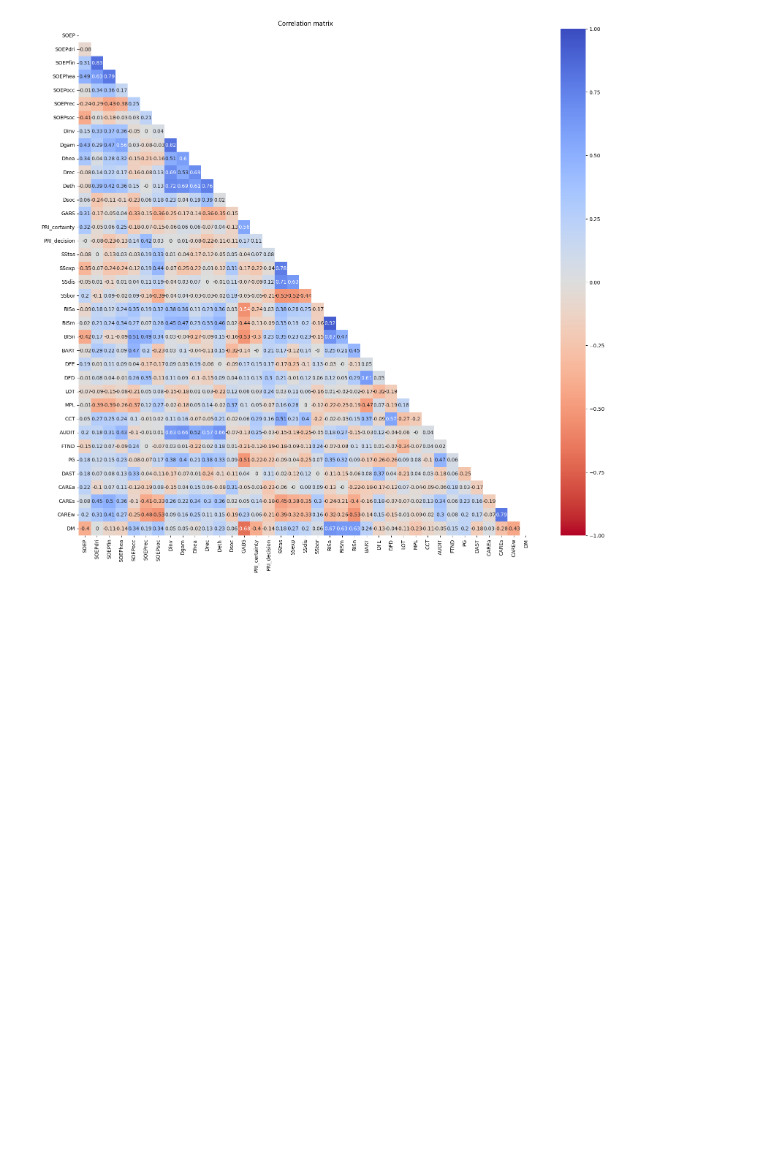
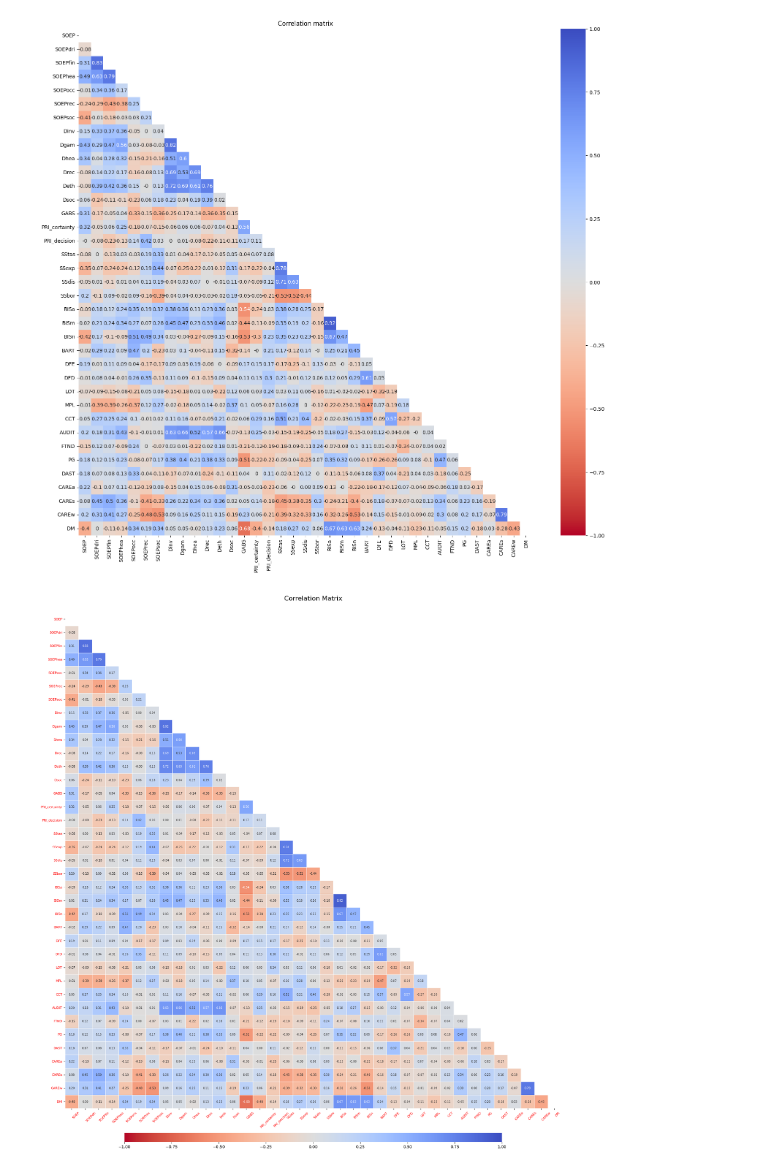
Before and after one commit to jelenameyer/GenInLLM, a Jupyter notebook: data_analysis/analysis_from_items_to_DV_and_corrs.ipynb, the cells around one changed output. Drawn from its saved outputs; the diff is of its cells as text; code cells hidden in the pictures; blank space fills up the shorter version.

Commit message:
rerun final corrs and add corr vis similar to frey

```diff
--- a/data_analysis/analysis_from_items_to_DV_and_corrs.ipynb
+++ b/data_analysis/analysis_from_items_to_DV_and_corrs.ipynb
@@ -445,3 +445,57 @@ plt.title("Correlation matrix")
 plt.show()
 # %% [output]
 [figure]
+# %%
+#plot corr matrix style Frey et al. (2017)
+
+plt.figure(figsize=(22, 22))
+
+# mask upper triangle (keep lower triangle)
+mask = np.triu(np.ones_like(corr_reordered, dtype=bool))
+
+# heatmap with horizontal (bottom) colorbar; small pad so it sits close
+ax = sns.heatmap(
+    corr_reordered,
+    mask=mask,
+    annot=True,
+    fmt=".2f",
+    annot_kws={"fontsize":7, "va":"center", "ha":"center"},  # center numbers in cells
+    cmap="coolwarm_r",
+    vmin=-1,
+    vmax=1,
+    square=True,
+    linewidths=0.4,
+    linecolor="white",
+    cbar_kws={
+        "orientation":"horizontal",
+        "pad":0.04,      # distance between heatmap and colorbar
+        "shrink":0.6,
+        "aspect":40
+    }
+)
+
+# move x labels to the top
+# ax.xaxis.tick_top()
+# ax.xaxis.set_label_position('bottom')
+
+# tighten tick padding so labels sit closer to the heatmap
+# ax.tick_params(axis='x', which='both', pad=2)
+# ax.tick_params(axis='y', which='both', pad=2)
+
+# rotate & align x tick labels and reduce font size
+ax.set_xticklabels(ax.get_xticklabels(), rotation=45, ha="left", fontsize=8)
+
+# y labels: no rotation, small font
+ax.set_yticklabels(ax.get_yticklabels(), rotation=0, fontsize=8)
+
+# color both x and y tick labels red
+for lbl in ax.get_xticklabels():
+    lbl.set_color("red")
+for lbl in ax.get_yticklabels():
+    lbl.set_color("red")
+
+plt.title("Correlation Matrix", fontsize=16, pad=30)
+plt.tight_layout()
+plt.show()
+# %% [output]
+[figure, added]
```
Also changed, not shown: 1 other file.
